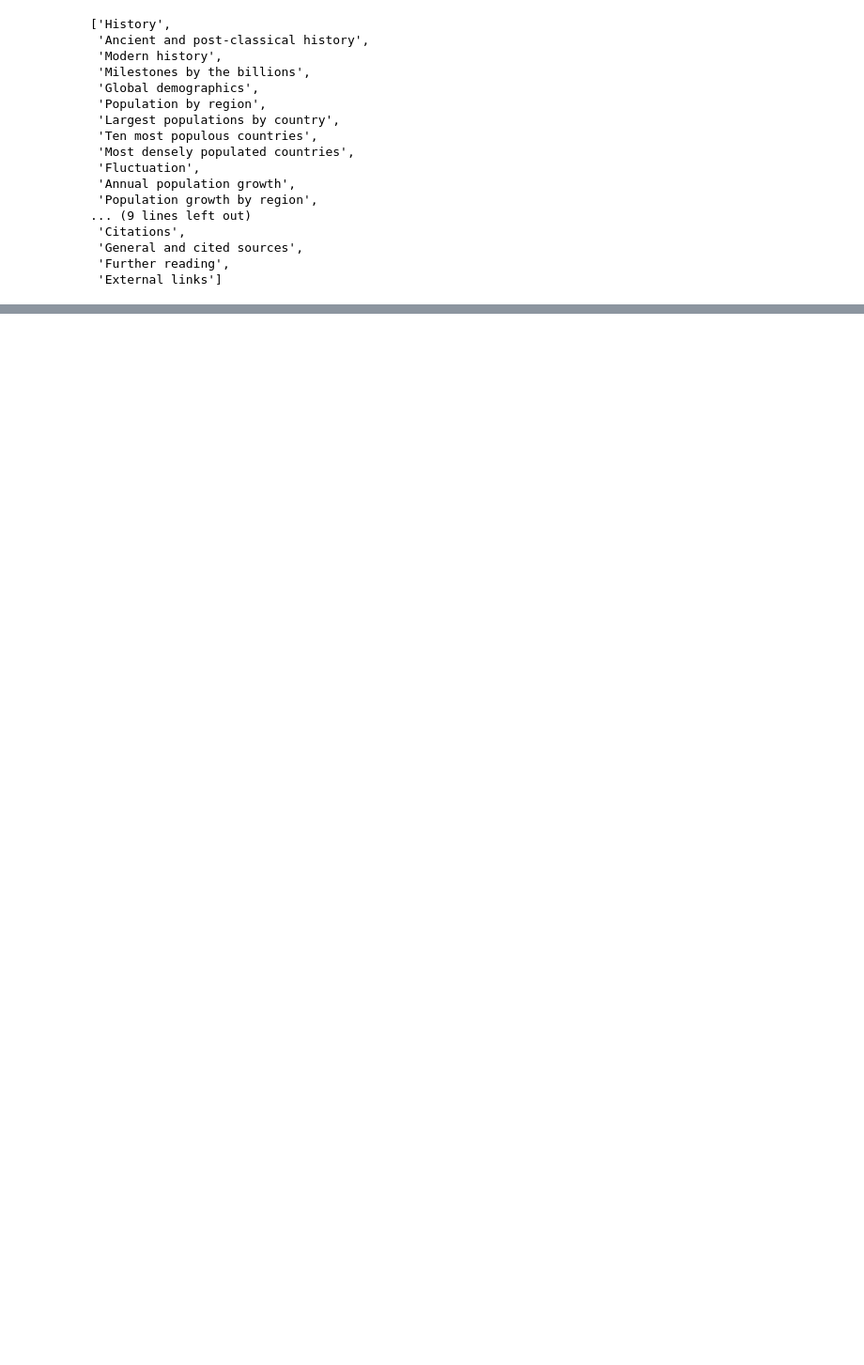
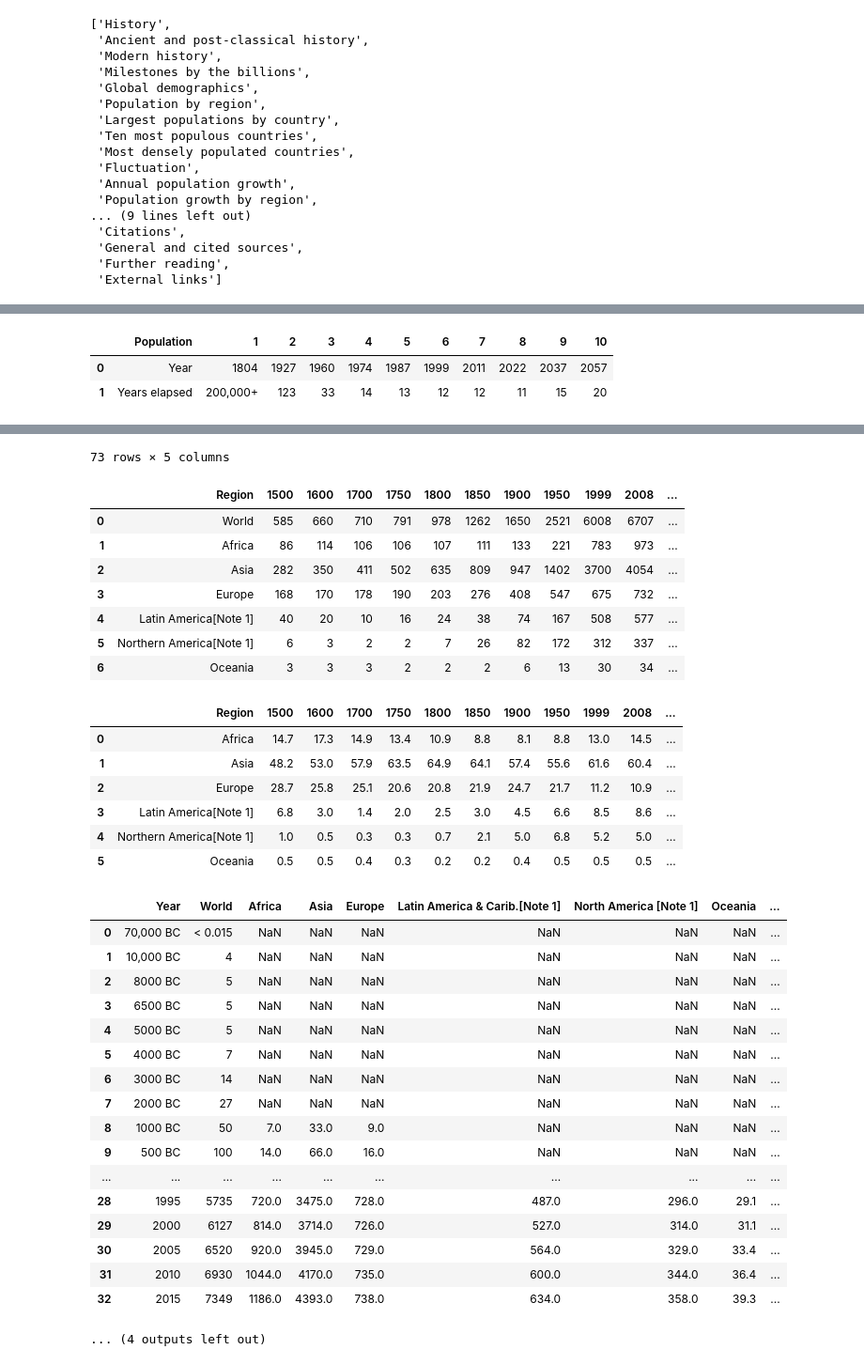
Before and after one commit to saurav13798/repository, a Jupyter notebook: 9 Webscraping Project/webscraping.ipynb, the cells around one changed output, grey strips where cells are left out. Shown: that part at 94% size. Cells and saved outputs as stored; diff of their text form; code cells hidden in the pictures; blank space fills up the shorter version.

```diff
--- a/9 Webscraping Project/webscraping.ipynb
+++ b/9 Webscraping Project/webscraping.ipynb
@@ -149,0 +256,6 @@ heading_text
+# %%
+import pandas as pd
+
+df = pd.read_html(str(table_tags[0]))[0]
+
+df
@@ -149,0 +266,5 @@ heading_text
+# %%
+tables = []
+for i in table_tags:
+    df = pd.read_html(str(i))[0]
+    tables.append(df)
@@ -149,0 +430,3 @@ heading_text
+# %%
+s1 = WikiScraper(url = url1)
+s1
@@ -149,0 +487,3 @@ heading_text
+# %%
+tables = s1.get_tables()
+tables
@@ -149,0 +537,7 @@ heading_text
+# %%
+for i in tables:
+    display(i)
+# %% [output]
+|  | Population | 1 | 2 | 3 | 4 | 5 | 6 | 7 | 8 | 9 | 10 |
+| 0 | Year | 1804 | 1927 | 1960 | 1974 | 1987 | 1999 | 2011 | 2022 | 2037 | 2057 |
+| 1 | Years elapsed | 200,000+ | 123 | 33 | 14 | 13 | 12 | 12 | 11 | 15 | 20 |
@@ -149,0 +633,34 @@ heading_text
+73 rows × 5 columns
+|  | Region | 1500 | 1600 | 1700 | 1750 | 1800 | 1850 | 1900 | 1950 | 1999 | 2008 | ... |
+| 0 | World | 585 | 660 | 710 | 791 | 978 | 1262 | 1650 | 2521 | 6008 | 6707 | ... |
+| 1 | Africa | 86 | 114 | 106 | 106 | 107 | 111 | 133 | 221 | 783 | 973 | ... |
+| 2 | Asia | 282 | 350 | 411 | 502 | 635 | 809 | 947 | 1402 | 3700 | 4054 | ... |
+| 3 | Europe | 168 | 170 | 178 | 190 | 203 | 276 | 408 | 547 | 675 | 732 | ... |
+| 4 | Latin America[Note 1] | 40 | 20 | 10 | 16 | 24 | 38 | 74 | 167 | 508 | 577 | ... |
+| 5 | Northern America[Note 1] | 6 | 3 | 2 | 2 | 7 | 26 | 82 | 172 | 312 | 337 | ... |
+| 6 | Oceania | 3 | 3 | 3 | 2 | 2 | 2 | 6 | 13 | 30 | 34 | ... |
+|  | Region | 1500 | 1600 | 1700 | 1750 | 1800 | 1850 | 1900 | 1950 | 1999 | 2008 | ... |
+| 0 | Africa | 14.7 | 17.3 | 14.9 | 13.4 | 10.9 | 8.8 | 8.1 | 8.8 | 13.0 | 14.5 | ... |
+| 1 | Asia | 48.2 | 53.0 | 57.9 | 63.5 | 64.9 | 64.1 | 57.4 | 55.6 | 61.6 | 60.4 | ... |
+| 2 | Europe | 28.7 | 25.8 | 25.1 | 20.6 | 20.8 | 21.9 | 24.7 | 21.7 | 11.2 | 10.9 | ... |
+| 3 | Latin America[Note 1] | 6.8 | 3.0 | 1.4 | 2.0 | 2.5 | 3.0 | 4.5 | 6.6 | 8.5 | 8.6 | ... |
+| 4 | Northern America[Note 1] | 1.0 | 0.5 | 0.3 | 0.3 | 0.7 | 2.1 | 5.0 | 6.8 | 5.2 | 5.0 | ... |
+| 5 | Oceania | 0.5 | 0.5 | 0.4 | 0.3 | 0.2 | 0.2 | 0.4 | 0.5 | 0.5 | 0.5 | ... |
+|  | Year | World | Africa | Asia | Europe | Latin America & Carib.[Note 1] | North America [Note 1] | Oceania | ... |
+| 0 | 70,000 BC | < 0.015 | NaN | NaN | NaN | NaN | NaN | NaN | ... |
+| 1 | 10,000 BC | 4 | NaN | NaN | NaN | NaN | NaN | NaN | ... |
+| 2 | 8000 BC | 5 | NaN | NaN | NaN | NaN | NaN | NaN | ... |
+| 3 | 6500 BC | 5 | NaN | NaN | NaN | NaN | NaN | NaN | ... |
+| 4 | 5000 BC | 5 | NaN | NaN | NaN | NaN | NaN | NaN | ... |
+| 5 | 4000 BC | 7 | NaN | NaN | NaN | NaN | NaN | NaN | ... |
+| 6 | 3000 BC | 14 | NaN | NaN | NaN | NaN | NaN | NaN | ... |
+| 7 | 2000 BC | 27 | NaN | NaN | NaN | NaN | NaN | NaN | ... |
+| 8 | 1000 BC | 50 | 7.0 | 33.0 | 9.0 | NaN | NaN | NaN | ... |
+| 9 | 500 BC | 100 | 14.0 | 66.0 | 16.0 | NaN | NaN | NaN | ... |
+| ... | ... | ... | ... | ... | ... | ... | ... | ... | ... |
+| 28 | 1995 | 5735 | 720.0 | 3475.0 | 728.0 | 487.0 | 296.0 | 29.1 | ... |
+| 29 | 2000 | 6127 | 814.0 | 3714.0 | 726.0 | 527.0 | 314.0 | 31.1 | ... |
+| 30 | 2005 | 6520 | 920.0 | 3945.0 | 729.0 | 564.0 | 329.0 | 33.4 | ... |
+| 31 | 2010 | 6930 | 1044.0 | 4170.0 | 735.0 | 600.0 | 344.0 | 36.4 | ... |
+| 32 | 2015 | 7349 | 1186.0 | 4393.0 | 738.0 | 634.0 | 358.0 | 39.3 | ... |
+... (4 outputs left out)
```
Also changed, not shown: parts of 50 cells of this notebook.
